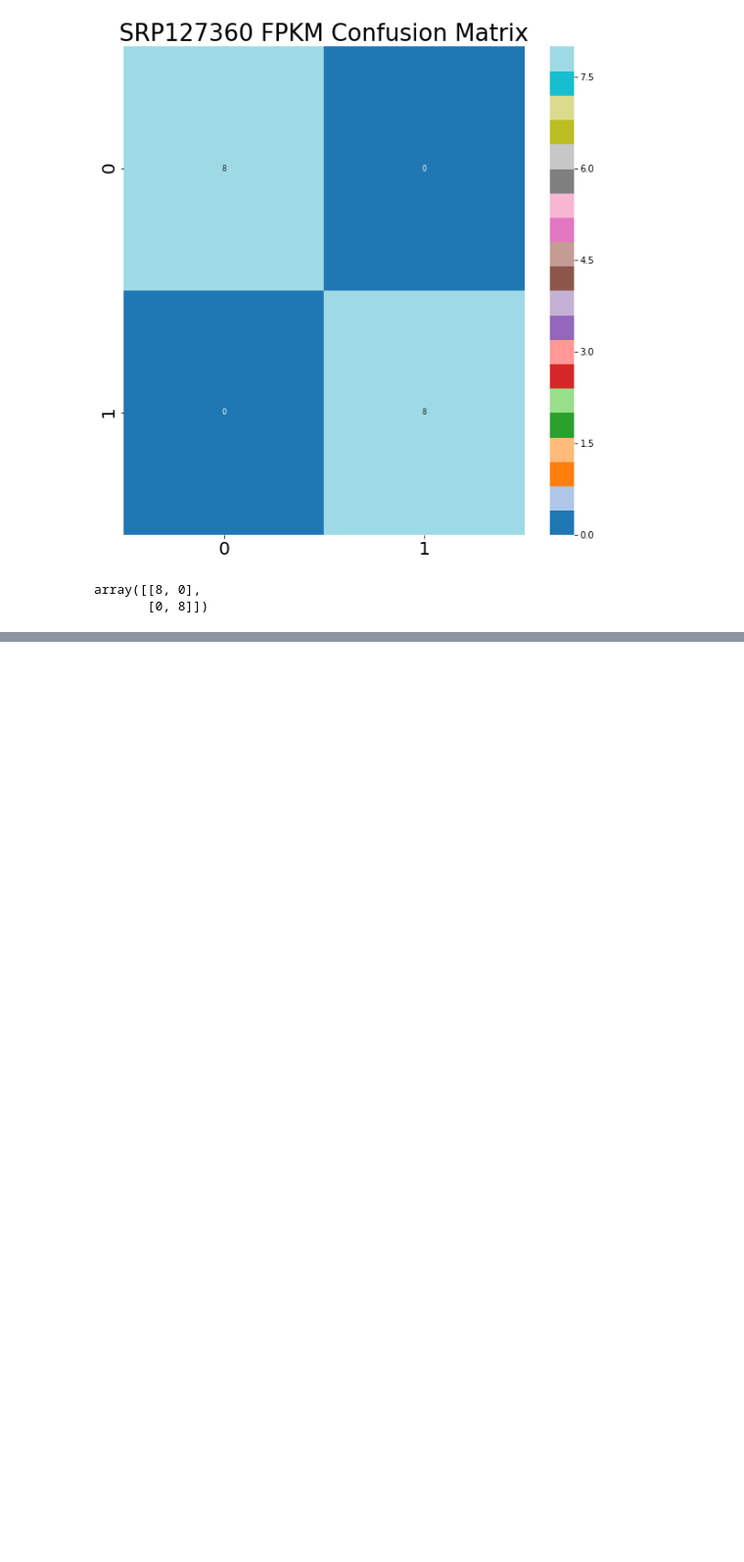
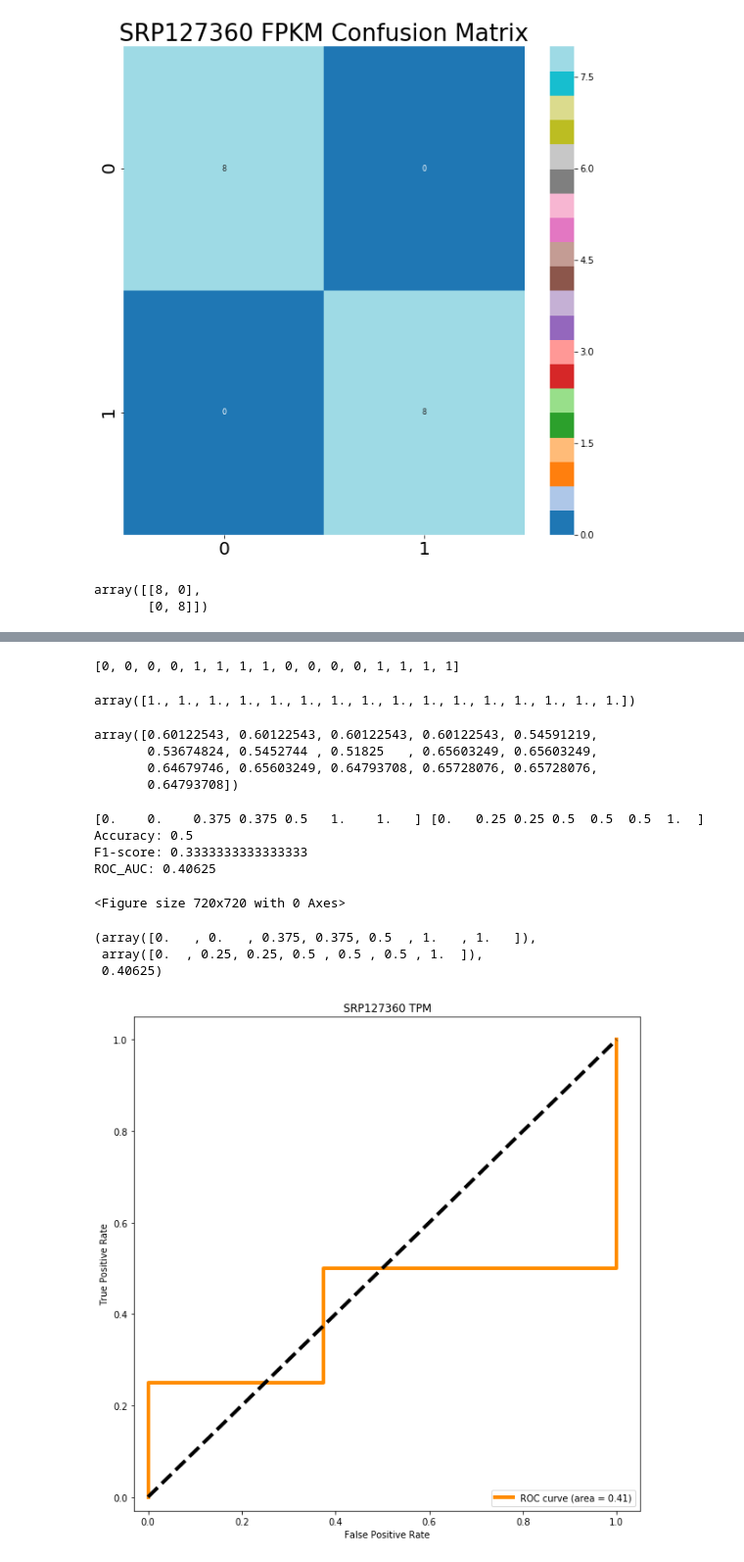
Before and after one commit to ioannisa92/RiboVsPolyA, a Jupyter notebook: examples/SRP127360_classifier_results.ipynb, the cells around one changed output, grey strips where cells are left out. Shown at 98% size. Cells and saved outputs as stored; diff of their text form; code cells hidden in the pictures; blank space fills up the shorter version.

```diff
--- a/examples/SRP127360_classifier_results.ipynb
+++ b/examples/SRP127360_classifier_results.ipynb
@@ -333,0 +356,2 @@ array([[8, 0],
+# %%
+srp_tpm_df = pd.read_csv("../results/SRP127360_TPM_log2_plus_1.TH.balanced_maxdepth1_results.tsv", index_col=0, sep='\t')
@@ -333,0 +378,35 @@ array([[8, 0],
+# %%
+true_labels = [0 if 'M' in x else 1 for x in srp_tpm_df.index]
+pred_labels = srp_tpm_df.Ribo.values
+pred_proba = srp_tpm_df.Proba_1.values
+# %%
+true_labels
+# %% [output]
+[0, 0, 0, 0, 1, 1, 1, 1, 0, 0, 0, 0, 1, 1, 1, 1]
+# %%
+pred_labels
+# %% [output]
+array([1., 1., 1., 1., 1., 1., 1., 1., 1., 1., 1., 1., 1., 1., 1., 1.])
+# %%
+pred_proba
+# %% [output]
+array([0.60122543, 0.60122543, 0.60122543, 0.60122543, 0.54591219,
+       0.53674824, 0.5452744 , 0.51825   , 0.65603249, 0.65603249,
+       0.64679746, 0.65603249, 0.64793708, 0.65728076, 0.65728076,
+       0.64793708])
+# %%
+acc, f1, roc_auc, precision = classification_eval(true_labels, pred_labels,pred_proba, classes={0,1})
+print('Accuracy: {}\nF1-score: {}\nROC_AUC: {}'.format(acc, f1, roc_auc))
+# %% [output]
+[0.    0.    0.375 0.375 0.5   1.    1.   ] [0.   0.25 0.25 0.5  0.5  0.5  1.  ]
+Accuracy: 0.5
+F1-score: 0.3333333333333333
+ROC_AUC: 0.40625
+<Figure size 720x720 with 0 Axes>
+# %%
+ROC(true_labels, pred_proba, classes={0,1}, plot=True, title='SRP127360 TPM')
+# %% [output]
+(array([0.   , 0.   , 0.375, 0.375, 0.5  , 1.   , 1.   ]),
+ array([0.  , 0.25, 0.25, 0.5 , 0.5 , 0.5 , 1.  ]),
+ 0.40625)
+[figure, added]
```
Also changed, not shown: parts of 9 cells of this notebook, 7 other files.
